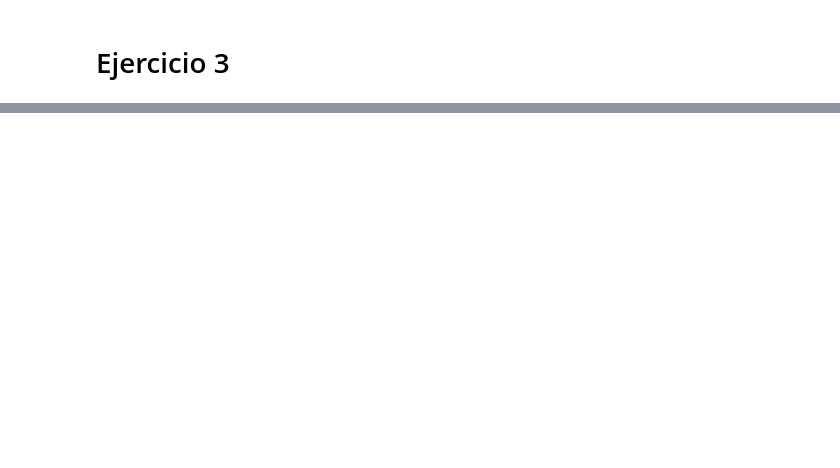
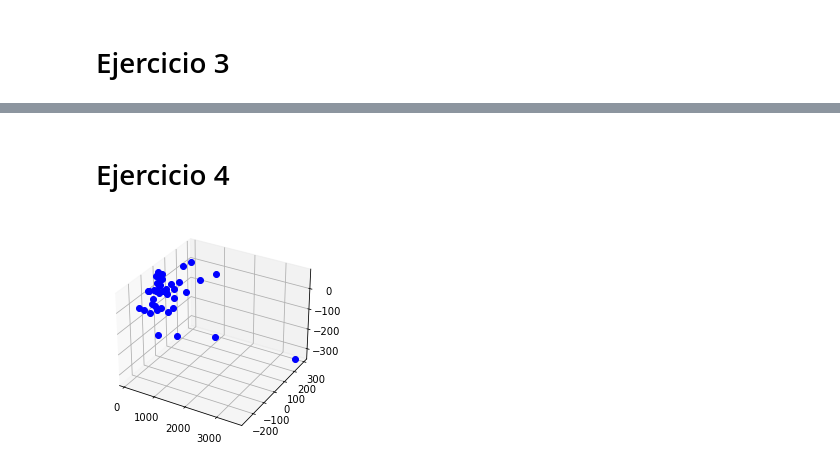
Before and after one commit to roig7/Practicamining1, a Jupyter notebook: LAB01-GRUPORoigChavarri/Practica3PCA.ipynb, the cells around one changed output, grey strips where cells are left out. Drawn from its saved outputs; the diff is of its cells as text; code cells hidden in the pictures; blank space fills up the shorter version.

```diff
--- a/LAB01-GRUPORoigChavarri/Practica3PCA.ipynb
+++ b/LAB01-GRUPORoigChavarri/Practica3PCA.ipynb
@@ -165,0 +174,14 @@ plt.show()
+# %% [markdown]
+# Ejercicio 4
+# %%
+#Pasamos a realizar lo mismo realizado en el aparatdo anterior pero con sklearn
+#Aun por hacer
+x=diagrama["Componente 1"]
+y=diagrama["Componente 2"]
+z=diagrama["Componente 3"]
+fig2=plt.figure()
+ax2  = fig2.add_subplot(111, projection='3d')
+ax2.plot3D(x,y,z,'ob')
+plt.show()
+# %% [output]
+[figure, added]
```
Also changed, not shown: parts of 4 cells of this notebook.
